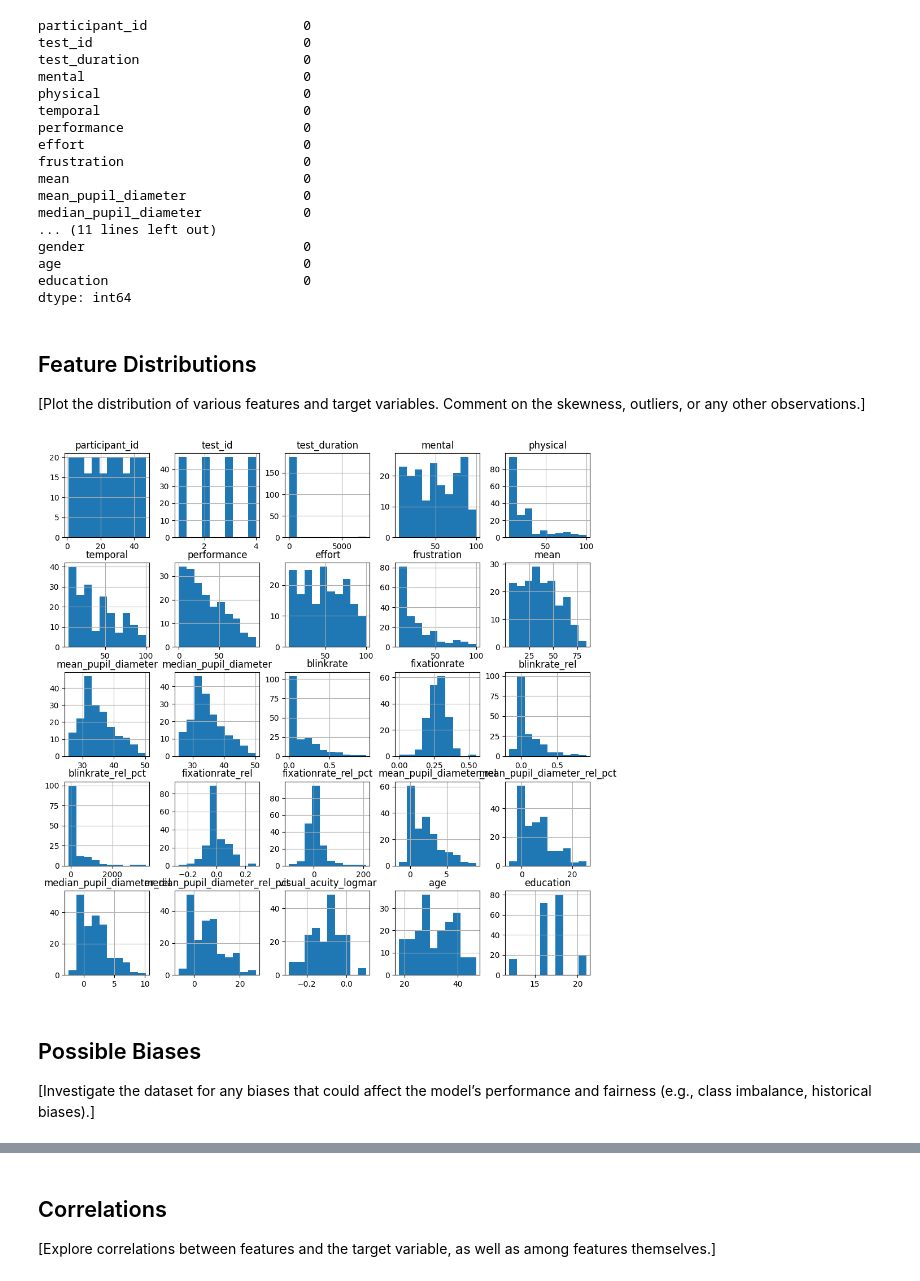
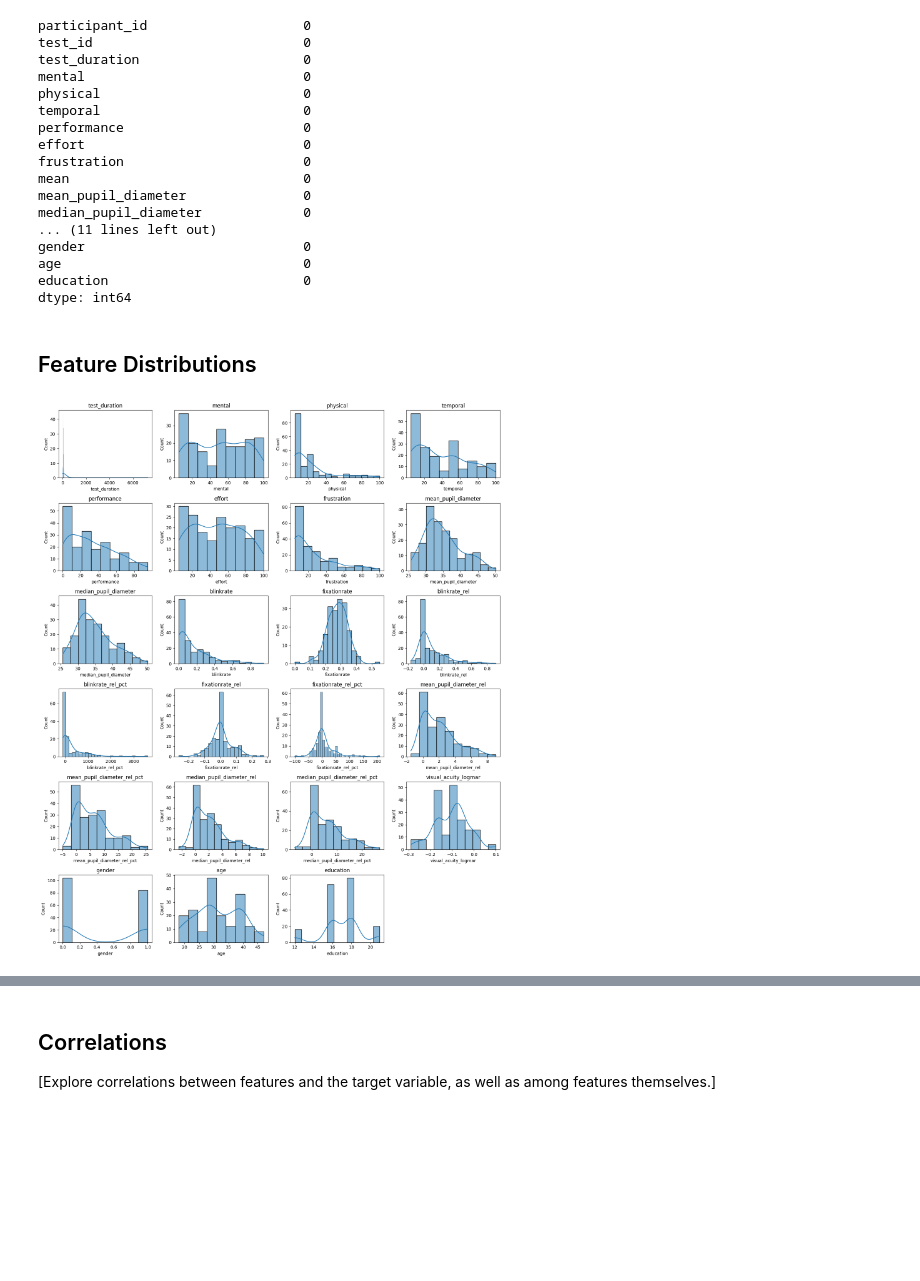
Before and after one commit to HBendig-HSFL/unlocking-minds, a Jupyter notebook: 1_DatasetCharacteristics/exploratory_data_analysis.ipynb, the cells around one changed output, grey strips where cells are left out. Saved outputs shown, nothing was run; the diff lists cells and outputs as text; code cells hidden in the pictures; blank space fills up the shorter version.

Commit message:
Convert gender to numeric already in EDA before saving; Add additonal plots to EDA

```diff
--- a/1_DatasetCharacteristics/exploratory_data_analysis.ipynb
+++ b/1_DatasetCharacteristics/exploratory_data_analysis.ipynb
@@ -930,14 +924,0 @@ dtype: int64
-# %% [markdown]
-## Feature Distributions
-
-[Plot the distribution of various features and target variables. Comment on the skewness, outliers, or any other observations.]
-# %%
-# Example: Plotting histograms of all numerical features
-df.hist(figsize=(12, 12))
-plt.show()
-# %% [output]
-[figure, removed]
-# %% [markdown]
-## Possible Biases
-
-[Investigate the dataset for any biases that could affect the model’s performance and fairness (e.g., class imbalance, historical biases).]
@@ -948,0 +925,21 @@ plt.show()
+# %% [markdown]
+## Feature Distributions
+# %%
+def plot_feature_distributions(dataframe):
+    num_features = dataframe.shape[1]
+    num_cols = 4
+    num_rows = (num_features + num_cols - 1) // num_cols
+
+    plt.figure(figsize=(15, num_rows * 3))
+    for i, column in enumerate(dataframe.columns, 1):
+        plt.subplot(num_rows, num_cols, i)
+        sns.histplot(dataframe[column], kde=True)
+        plt.title(column)
+    plt.tight_layout()
+    plt.show()
+
+features = df.drop(['mean', 'participant_id', 'test_id'], axis=1)
+
+plot_feature_distributions(features)
+# %% [output]
+[figure, added]
```
Also changed, not shown: parts of 12 cells of this notebook, 1 other file.
